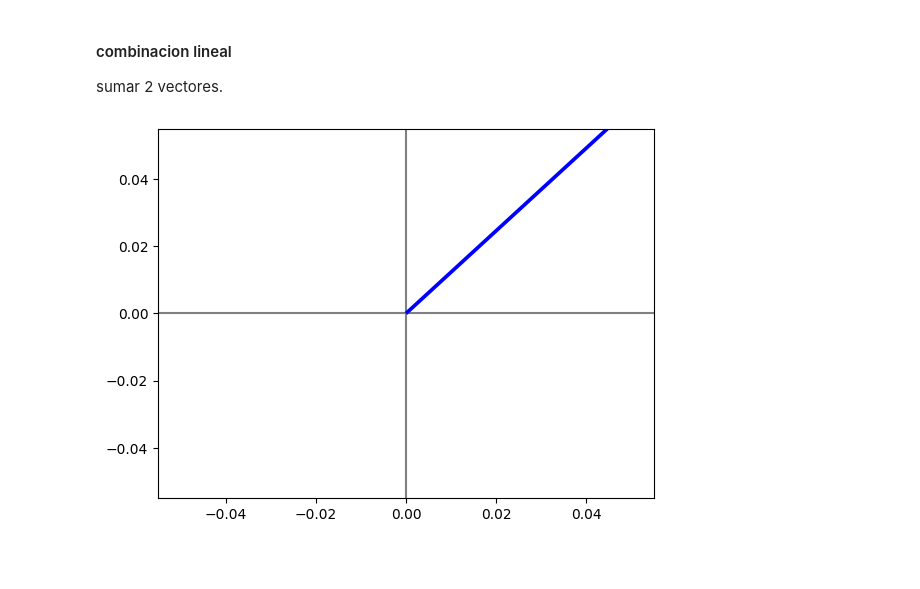
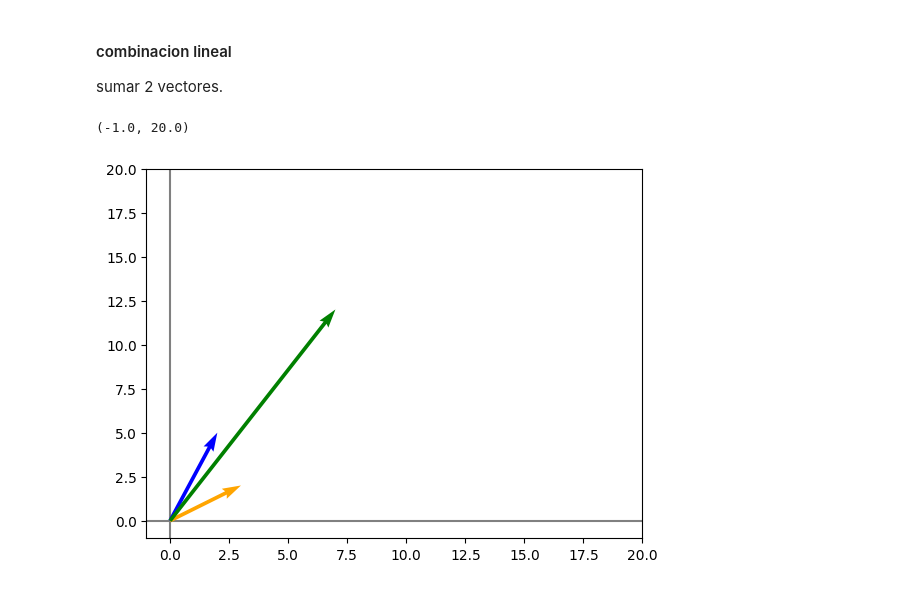
Before and after one commit to JuanDiegoZ/AlgebraLineal, a Jupyter notebook: Untitled-1.ipynb, the cells around one changed output. Cells and saved outputs as stored; diff of their text form; code cells hidden in the pictures; blank space fills up the shorter version.

```diff
--- a/Untitled-1.ipynb
+++ b/Untitled-1.ipynb
@@ -175,8 +174,11 @@ sumar 2 vectores.
 import matplotlib.pyplot as plt
 import numpy as np
 # %%
-v1v2 = 2*v1+3*v2
+v1v2 = 2*v1+1*v2
 v1v2
-graficarVectores([v1v2],['blue'])
+graficarVectores([v1,v2,v1v2],['blue','orange','green'])
+plt.xlim(-1,20)
+plt.ylim(-1,20)
 # %% [output]
+(-1.0, 20.0)
-[figure, old version]
+[figure, new version]
```
Also changed, not shown: parts of 33 cells of this notebook.
